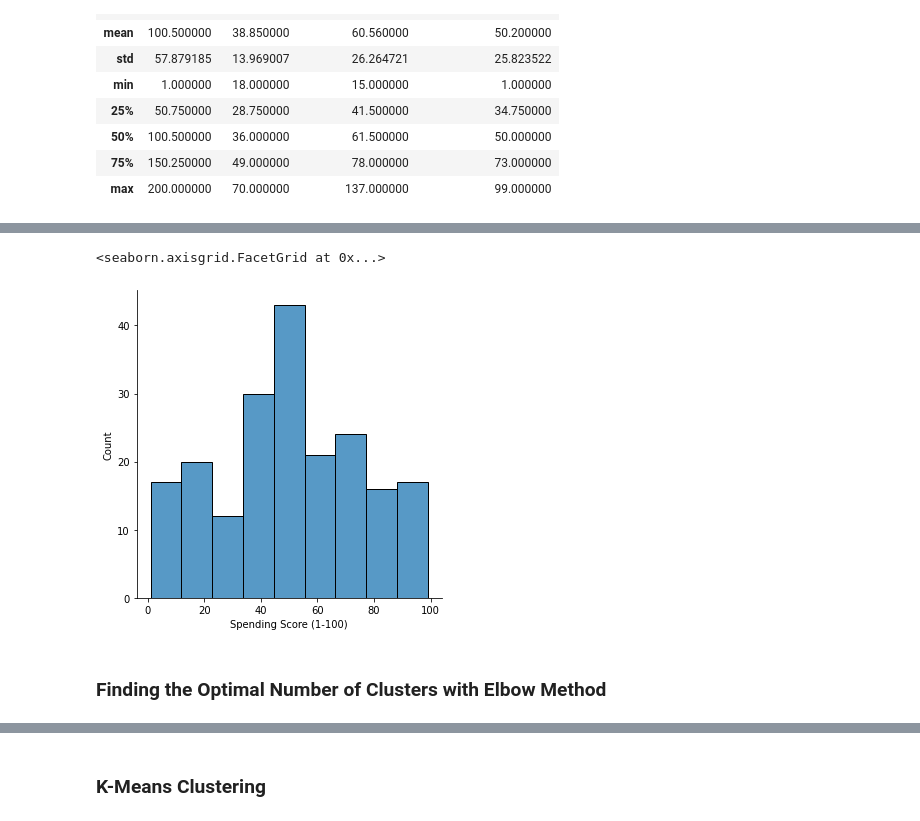
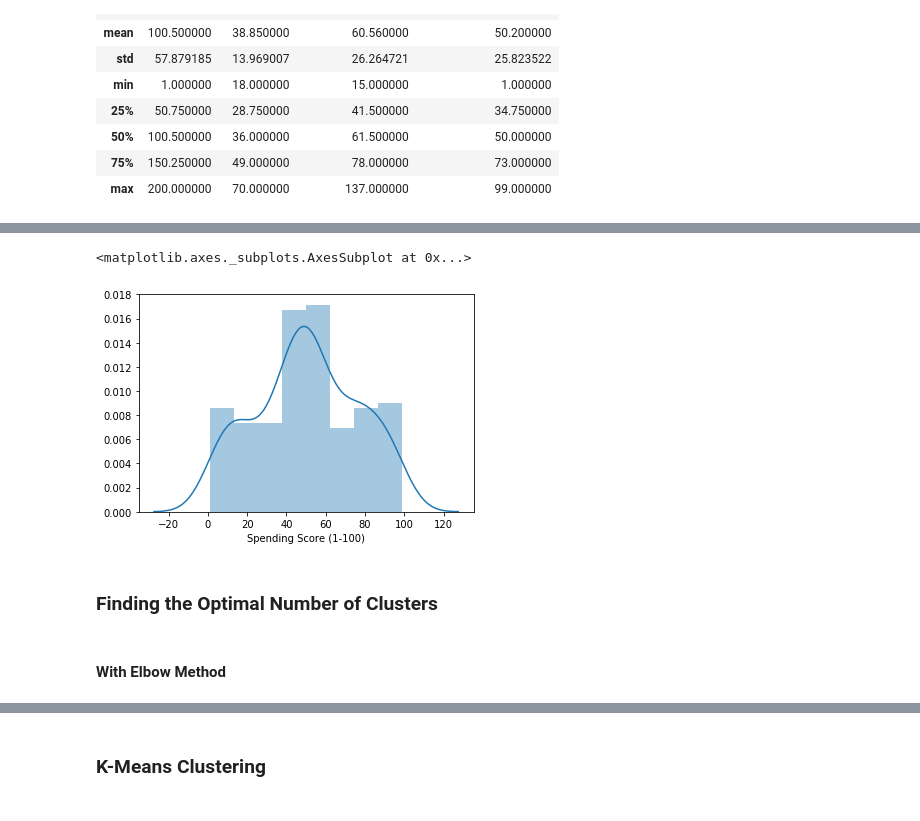
Before and after one commit to pedromaiapatinha/Mall_Customers_Segmentation, a Jupyter notebook: K-Means Clustering - Mall Customers Segmentation.ipynb, the cells around one changed output, grey strips where cells are left out. Cells and saved outputs as stored; diff of their text form; code cells hidden in the pictures.

```diff
--- a/K-Means Clustering - Mall Customers Segmentation.ipynb
+++ b/K-Means Clustering - Mall Customers Segmentation.ipynb
@@ -48,10 +48,12 @@ sns.displot(df["Annual Income (k$)"])
 # %%
-sns.displot(df["Spending Score (1-100)"])
+sns.distplot(df["Spending Score (1-100)"])
 # %% [output]
-<seaborn.axisgrid.FacetGrid at 0x...>
+<matplotlib.axes._subplots.AxesSubplot at 0x...>
-[figure, old version]
+[figure, new version]
 # %% [markdown]
-### Finding the Optimal Number of Clusters with Elbow Method
+### Finding the Optimal Number of Clusters
+# %% [markdown]
+#### With Elbow Method
 # %%
 sum_of_sqr_dist = {}
 
```
Also changed, not shown: parts of 16 cells of this notebook.
